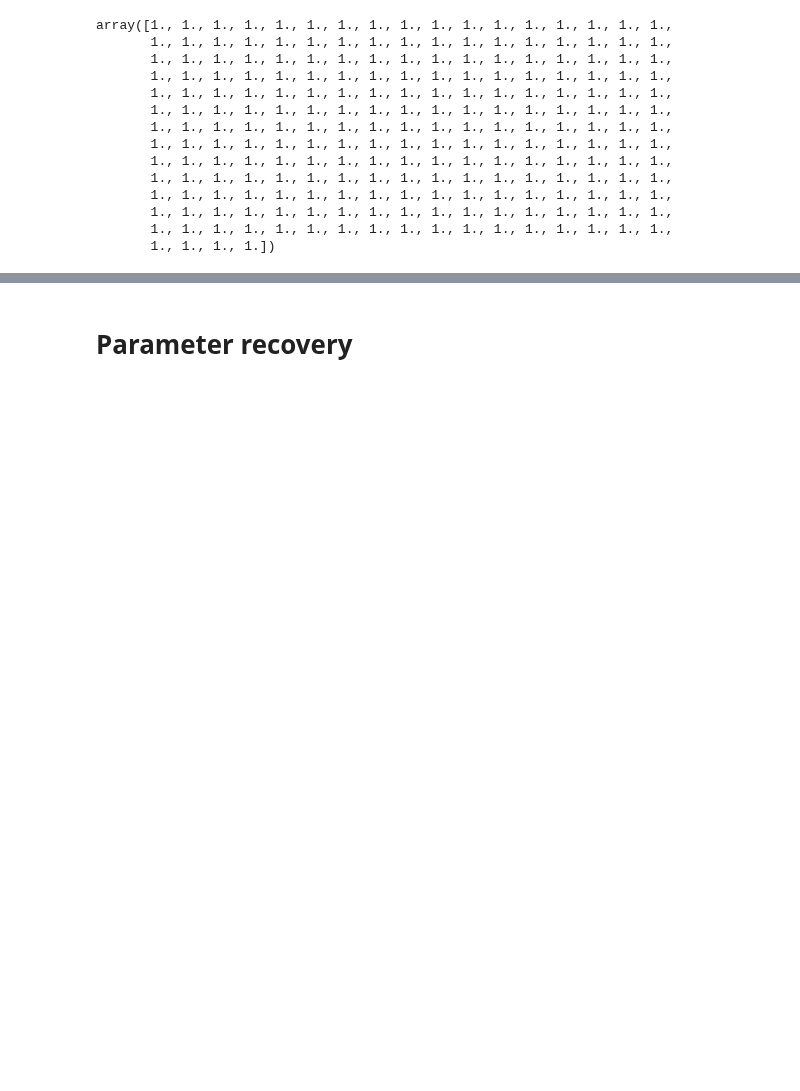
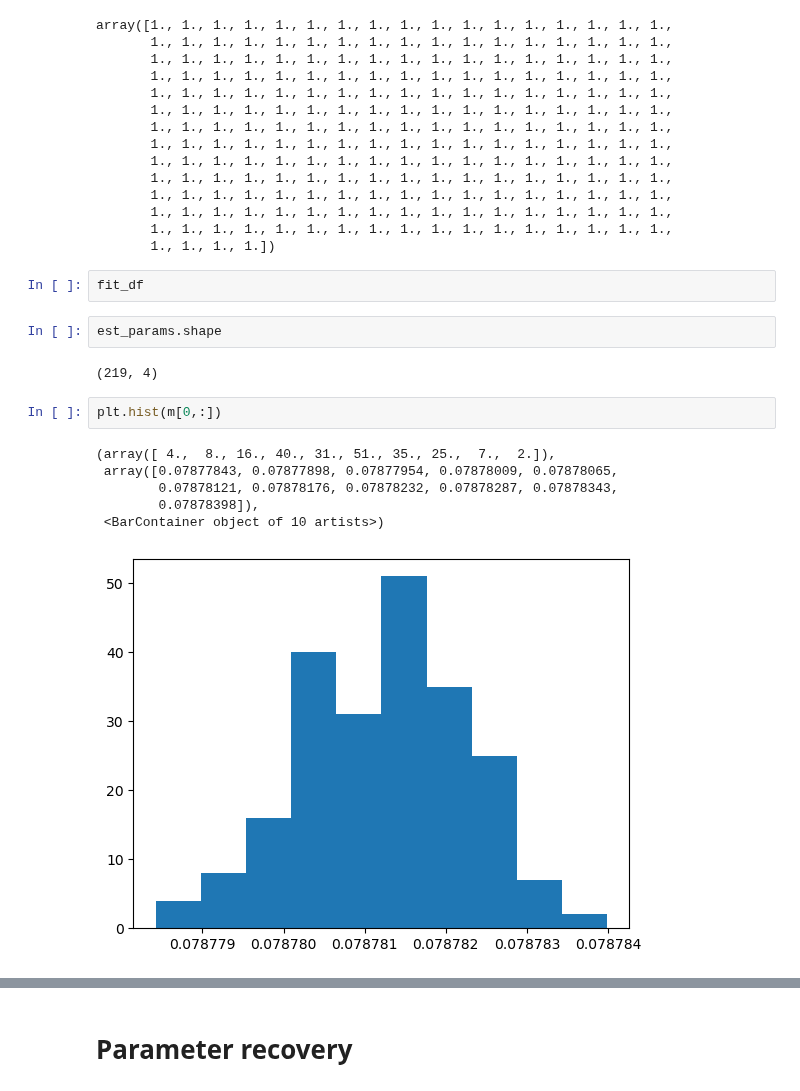
Before and after one commit to shawnrhoads/pyEM, a Jupyter notebook: examples/RW.ipynb, the cells around one changed output, grey strips where cells are left out. Cells and saved outputs as stored; diff of their text form; blank space fills up the shorter version.

```diff
--- a/examples/RW.ipynb
+++ b/examples/RW.ipynb
@@ -616,4 +678,19 @@ array([1., 1., 1., 1., 1., 1., 1., 1., 1., 1., 1., 1., 1., 1., 1., 1., 1.,
        1., 1., 1., 1., 1., 1., 1., 1., 1., 1., 1., 1., 1., 1., 1., 1., 1.,
        1., 1., 1., 1., 1., 1., 1., 1., 1., 1., 1., 1., 1., 1., 1., 1., 1.,
        1., 1., 1., 1.])
+# %%
+fit_df
+# %%
+est_params.shape
+# %% [output]
+(219, 4)
+# %%
+plt.hist(m[0,:])
+# %% [output]
+(array([ 4.,  8., 16., 40., 31., 51., 35., 25.,  7.,  2.]),
+ array([0.07877843, 0.07877898, 0.07877954, 0.07878009, 0.07878065,
+        0.07878121, 0.07878176, 0.07878232, 0.07878287, 0.07878343,
+        0.07878398]),
+ <BarContainer object of 10 artists>)
+[figure, added]
 # %%
```
Also changed, not shown: parts of 30 cells of this notebook, 6 other files.
